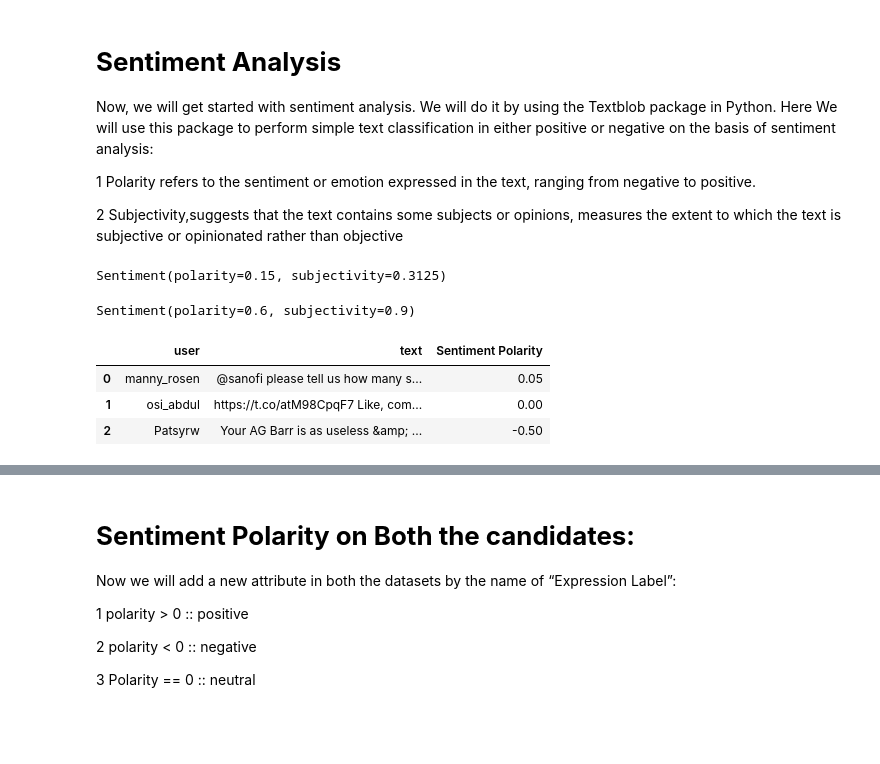
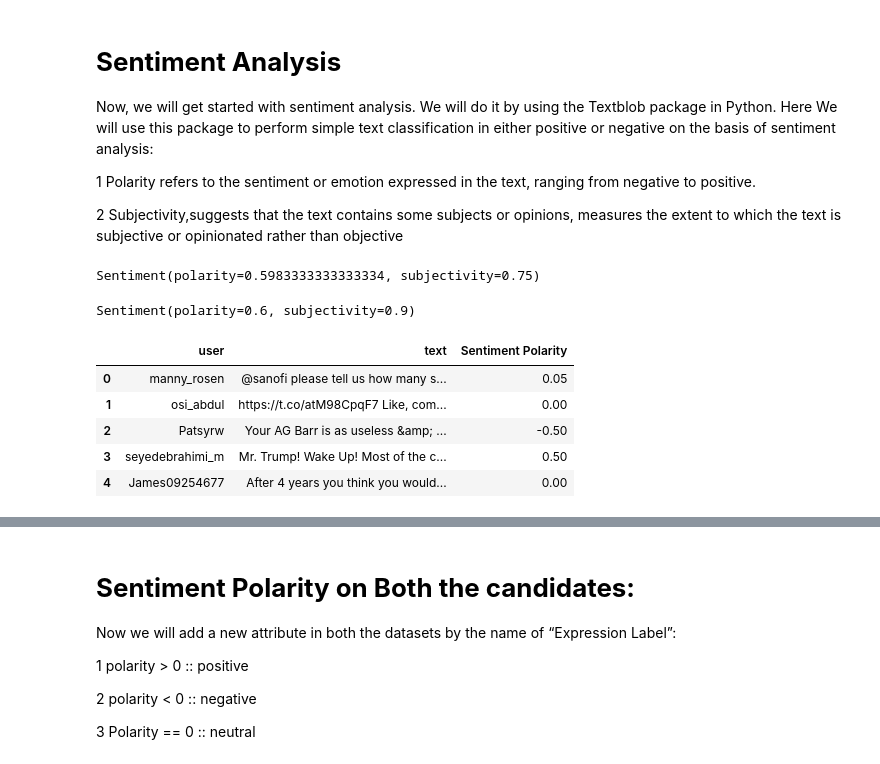
Before and after one commit to Sambhavjain9812/USA_sentiment_analysis, a Jupyter notebook: USA_sentiment_analysis.ipynb, the cells around one changed output, grey strips where cells are left out. Drawn from its saved outputs; the diff is of its cells as text; code cells hidden in the pictures; blank space fills up the shorter version.

```diff
--- a/USA_sentiment_analysis.ipynb
+++ b/USA_sentiment_analysis.ipynb
@@ -33,10 +76,10 @@ Now, we will get started with sentiment analysis. We will do it by using the Tex
 
 2 Subjectivity,suggests that the text contains some subjects or opinions, measures the extent to which the text is subjective or opinionated rather than objective
 # %%
-textblob1 = TextBlob(trump_reviews['text'][10])
+textblob1 = TextBlob(trump_reviews['text'][500])
 textblob1.sentiment
 # %% [output]
-Sentiment(polarity=0.15, subjectivity=0.3125)
+Sentiment(polarity=0.5983333333333334, subjectivity=0.75)
 # %%
 textblob2 = TextBlob(biden_reviews['text'][500])
 textblob2.sentiment
@@ -49,10 +92,12 @@ def find_pol(review):
 trump_reviews["Sentiment Polarity"] = trump_reviews["text"].apply(find_pol)
 biden_reviews["Sentiment Polarity"] = biden_reviews["text"].apply(find_pol)
 # %%
-trump_reviews.head(3)
+trump_reviews.head()
 # %% [output]
 |  | user | text | Sentiment Polarity |
 | 0 | manny_rosen | @sanofi please tell us how many s... | 0.05 |
 | 1 | osi_abdul | https://t.co/atM98CpqF7 Like, com... | 0.00 |
 | 2 | Patsyrw | Your AG Barr is as useless &amp; ... | -0.50 |
+| 3 | seyedebrahimi_m | Mr. Trump! Wake Up! Most of the c... | 0.50 |
+| 4 | James09254677 | After 4 years you think you would... | 0.00 |
 # %%
```
Also changed, not shown: parts of 11 cells of this notebook.
